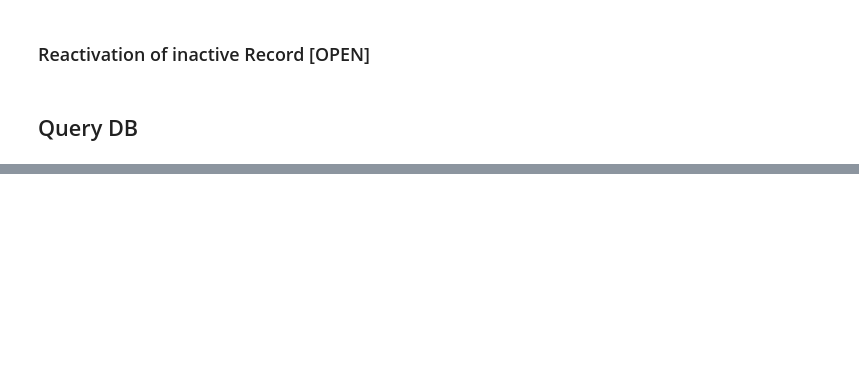
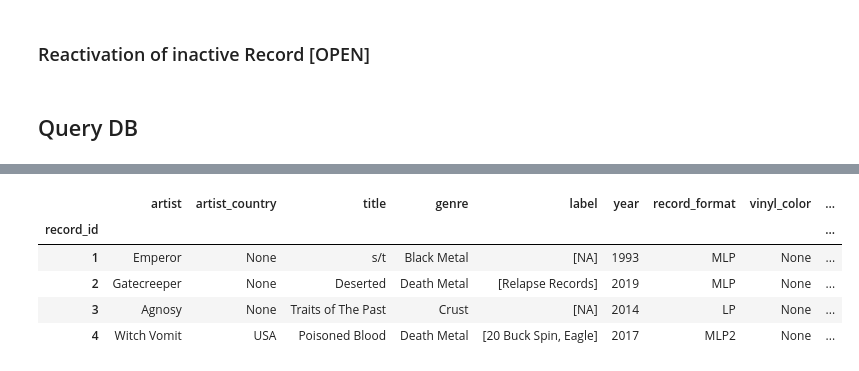
Before and after one commit to rbuerki/death-metal-disco, a Jupyter notebook: dev/dev_stuff_2.ipynb, the cells around one changed output, grey strips where cells are left out. Cells and saved outputs as stored; diff of their text form; code cells hidden in the pictures; blank space fills up the shorter version.

```diff
--- a/dev/dev_stuff_2.ipynb
+++ b/dev/dev_stuff_2.ipynb
@@ -237,0 +273,5 @@ TODO: On Updates the old values are not overwritten in many to many relationship
+# %%
+result = session.query(Record).filter(Record.record_id == 4).one_or_none()
+
+# Check
+result
@@ -237,0 +365,38 @@ TODO: On Updates the old values are not overwritten in many to many relationship
+# %%
+result_list = session.query(Record).order_by(Record.record_id).all()
+dict_list = []
+for result in result_list:
+    record_data_dict = {
+    "record_id": result.record_id,
+    "artist": result.artist.artist_name,  # has to be adapted to many-to-many
+    "artist_country": result.artist.artist_country,  # has to be adapted to many-to-many
+    "title": result.title,
+    "genre": result.genre.genre_name,
+    "label": [label.label_name for label in result.labels],
+    "year": result.year,
+    "record_format": result.record_format.format_name,
+    "vinyl_color": result.vinyl_color,
+    "lim_edition": result.lim_edition,
+    "number": result.number,
+    "remarks": result.remarks,
+    "price": result.price,
+    "digitized": result.digitized,
+    "rating": result.rating, # has to be datapted to one-to-many
+    "is_active": result.active,
+    "purchase_date": result.purchase_date,
+    }
+    dict_list.append(record_data_dict)
+
+records_df = pd.DataFrame(dict_list, columns=dict_list[0].keys())
+records_df.set_index('record_id', drop=True, inplace=True)
+
+assert records_df.index.is_monotonic_increasing & records_df.index.is_unique
+# %%
+records_df.head()
+# %% [output]
+|  | artist | artist_country | title | genre | label | year | record_format | vinyl_color | ... |
+| record_id |  |  |  |  |  |  |  |  | ... |
+| 1 | Emperor | None | s/t | Black Metal | [NA] | 1993 | MLP | None | ... |
+| 2 | Gatecreeper | None | Deserted | Death Metal | [Relapse Records] | 2019 | MLP | None | ... |
+| 3 | Agnosy | None | Traits of The Past | Crust | [NA] | 2014 | LP | None | ... |
+| 4 | Witch Vomit | USA | Poisoned Blood | Death Metal | [20 Buck Spin, Eagle] | 2017 | MLP2 | None | ... |
```
Also changed, not shown: parts of 33 cells of this notebook, 6 other files.
